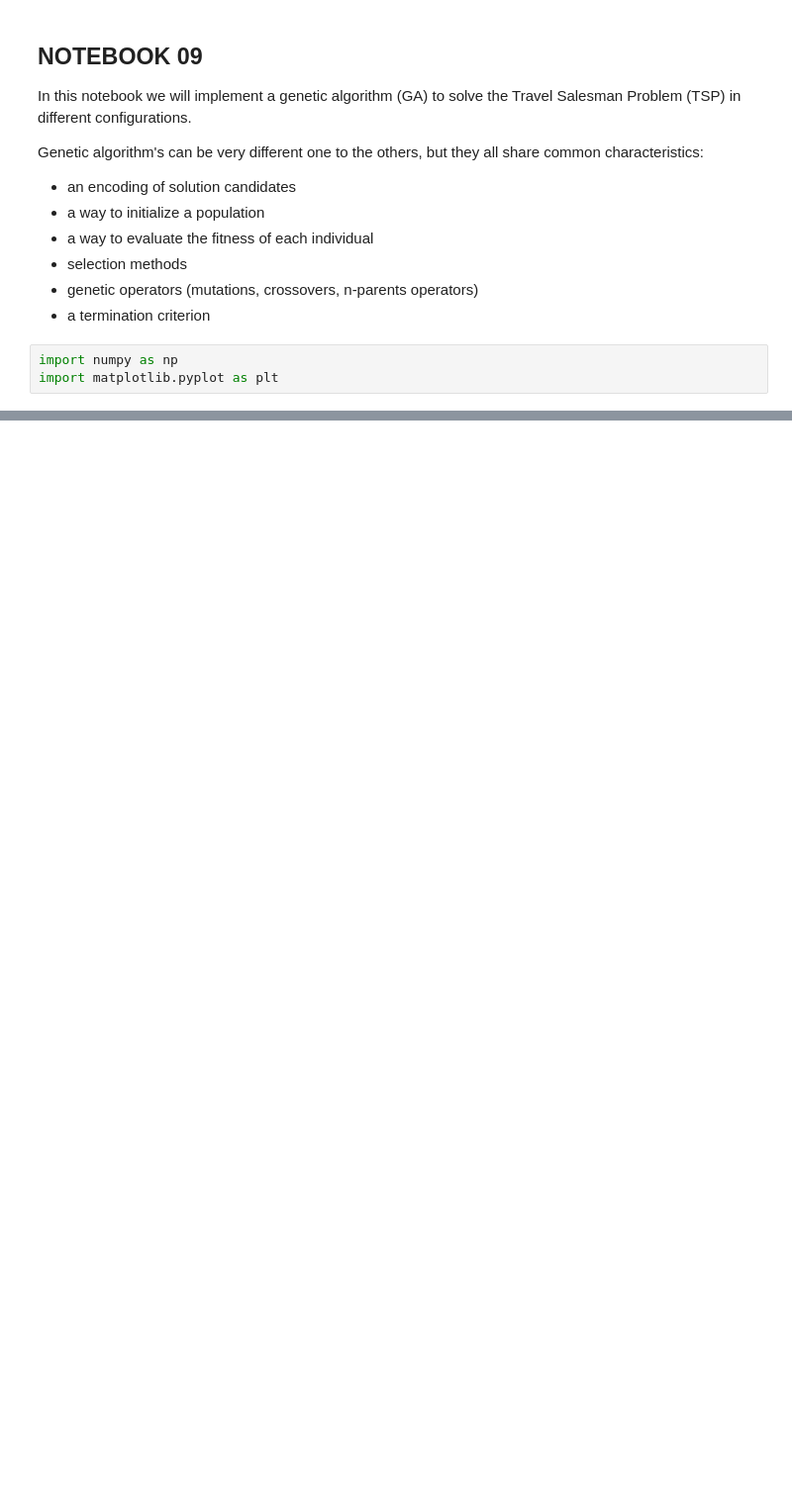
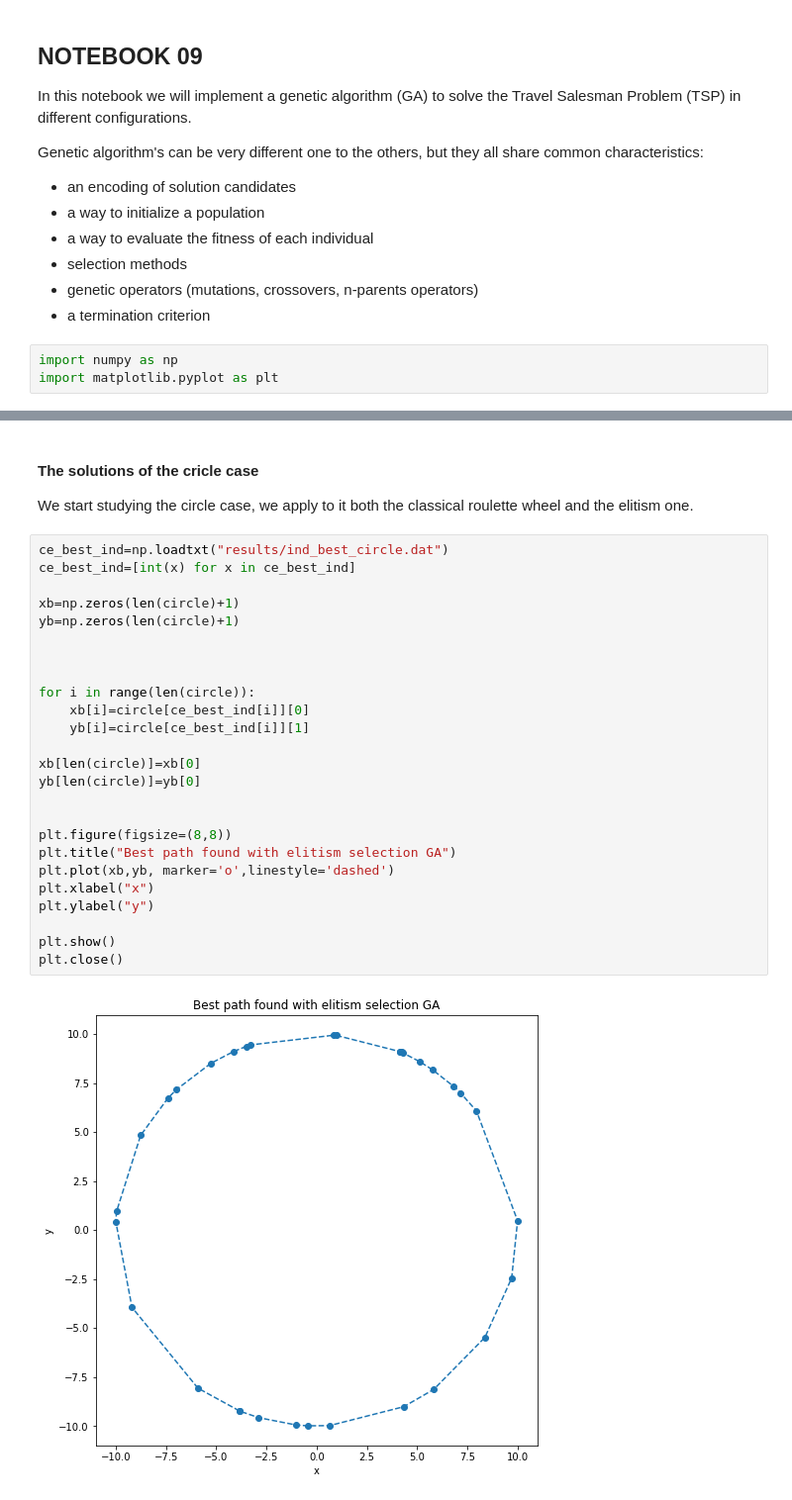
Before and after one commit to StefanoBarison/NSLaboratory, a Jupyter notebook: 09_Exercise/Exercise_09.ipynb, the cells around one changed output, grey strips where cells are left out. Shown at 99% size. Cells and saved outputs as stored; diff of their text form; blank space fills up the shorter version.

```diff
--- a/09_Exercise/Exercise_09.ipynb
+++ b/09_Exercise/Exercise_09.ipynb
@@ -18,0 +181,31 @@ import matplotlib.pyplot as plt
+# %% [markdown]
+#### The solutions of the cricle case
+
+We start studying the circle case, we apply to it both the classical roulette wheel and the elitism one.
+# %%
+ce_best_ind=np.loadtxt("results/ind_best_circle.dat")
+ce_best_ind=[int(x) for x in ce_best_ind]
+
+xb=np.zeros(len(circle)+1)
+yb=np.zeros(len(circle)+1)
+
+
+
+for i in range(len(circle)):
+    xb[i]=circle[ce_best_ind[i]][0]
+    yb[i]=circle[ce_best_ind[i]][1]
+
+xb[len(circle)]=xb[0]
+yb[len(circle)]=yb[0]
+
+
+plt.figure(figsize=(8,8))
+plt.title("Best path found with elitism selection GA")
+plt.plot(xb,yb, marker='o',linestyle='dashed')
+plt.xlabel("x")
+plt.ylabel("y")
+
+plt.show()
+plt.close()
+# %% [output]
+[figure, added]
```
Also changed, not shown: parts of 7 cells of this notebook, 15 other files.
